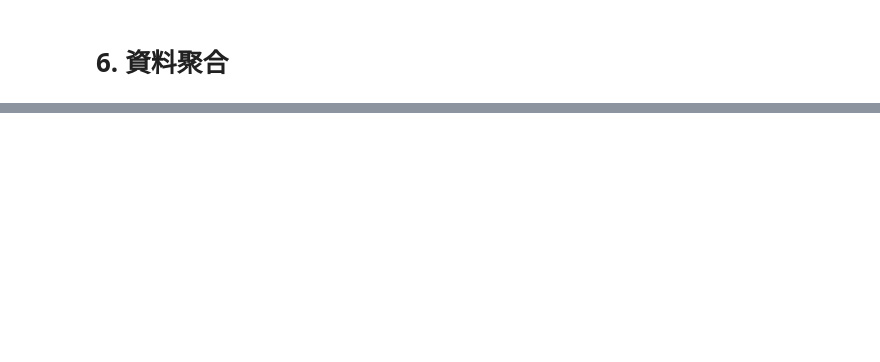
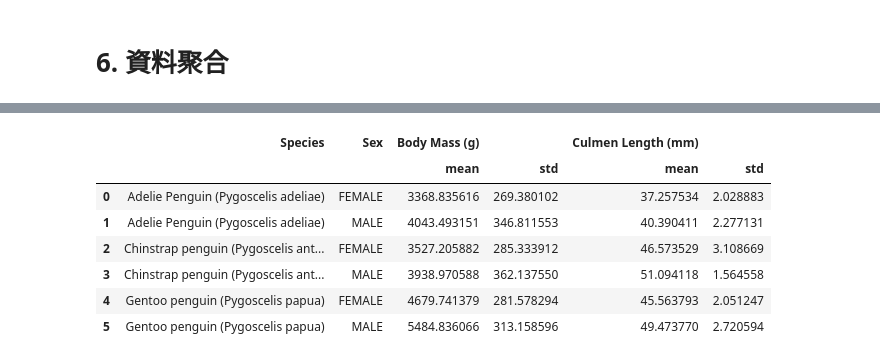
Before and after one commit to Alexchen666/Data-Analysis-101, a Jupyter notebook: pandas.ipynb, the cells around one changed output, grey strips where cells are left out. Cells and saved outputs as stored; diff of their text form; code cells hidden in the pictures; blank space fills up the shorter version.

```diff
--- a/pandas.ipynb
+++ b/pandas.ipynb
@@ -370,0 +454,11 @@ df = pd.merge(df1, df2, on='ID')
+# %%
+df.groupby(['Species', 'Sex'], as_index=False)[['Body Mass (g)', 'Culmen Length (mm)']].agg(['mean', 'std'])
+# %% [output]
+|  | Species | Sex | Body Mass (g) |  | Culmen Length (mm) |  |
+|  |  |  | mean | std | mean | std |
+| 0 | Adelie Penguin (Pygoscelis adeliae) | FEMALE | 3368.835616 | 269.380102 | 37.257534 | 2.028883 |
+| 1 | Adelie Penguin (Pygoscelis adeliae) | MALE | 4043.493151 | 346.811553 | 40.390411 | 2.277131 |
+| 2 | Chinstrap penguin (Pygoscelis ant... | FEMALE | 3527.205882 | 285.333912 | 46.573529 | 3.108669 |
+| 3 | Chinstrap penguin (Pygoscelis ant... | MALE | 3938.970588 | 362.137550 | 51.094118 | 1.564558 |
+| 4 | Gentoo penguin (Pygoscelis papua) | FEMALE | 4679.741379 | 281.578294 | 45.563793 | 2.051247 |
+| 5 | Gentoo penguin (Pygoscelis papua) | MALE | 5484.836066 | 313.158596 | 49.473770 | 2.720594 |
```
Also changed, not shown: parts of 22 cells of this notebook.
